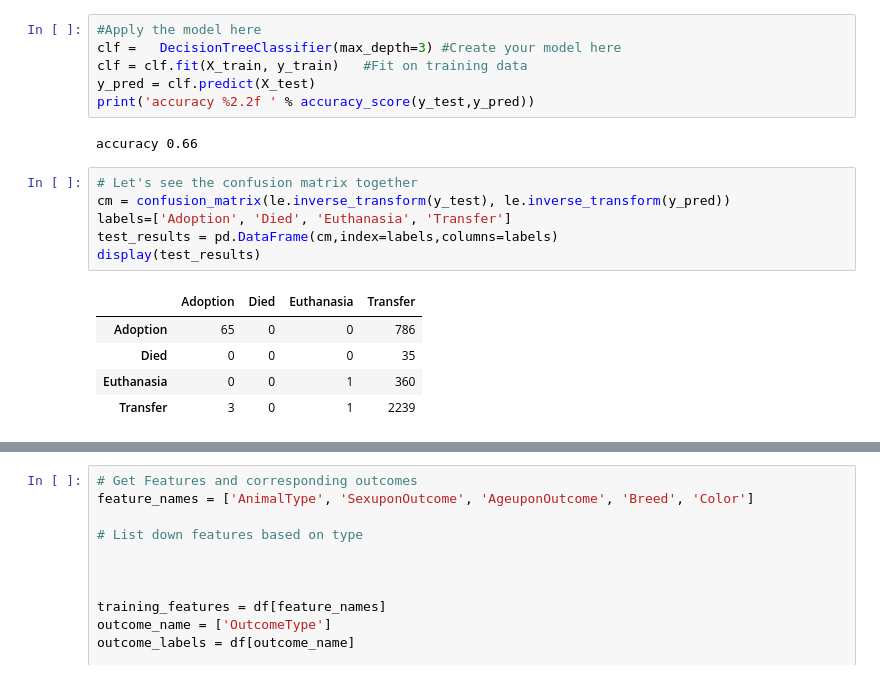
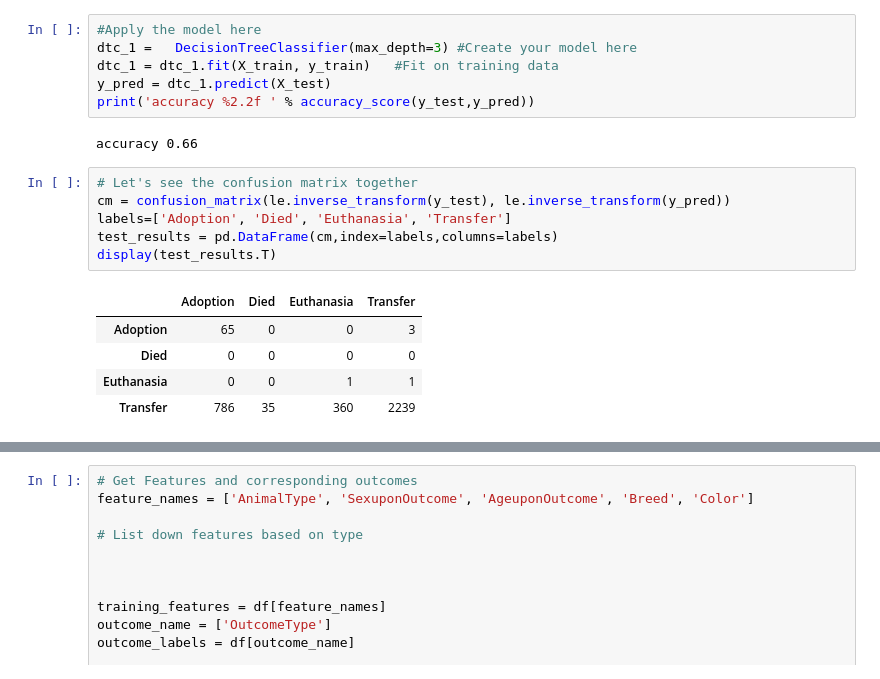
Before and after one commit to zachfreitas/ADS_504_Machine_Learning, a Jupyter notebook: Module_2/assignment_2/Assignment_2.ipynb, the cells around one changed output, grey strips where cells are left out. Saved outputs shown, nothing was run; the diff lists cells and outputs as text.

```diff
--- a/Module_2/assignment_2/Assignment_2.ipynb
+++ b/Module_2/assignment_2/Assignment_2.ipynb
@@ -96,20 +98,20 @@ X_train.head(3).T
 # %%
 #Apply the model here
-clf =   DecisionTreeClassifier(max_depth=3) #Create your model here
-clf = clf.fit(X_train, y_train)   #Fit on training data
-y_pred = clf.predict(X_test)
+dtc_1 =   DecisionTreeClassifier(max_depth=3) #Create your model here
+dtc_1 = dtc_1.fit(X_train, y_train)   #Fit on training data
+y_pred = dtc_1.predict(X_test)
 print('accuracy %2.2f ' % accuracy_score(y_test,y_pred))
 # %% [output]
 accuracy 0.66
 # %%
 # Let's see the confusion matrix together
 cm = confusion_matrix(le.inverse_transform(y_test), le.inverse_transform(y_pred))
 labels=['Adoption', 'Died', 'Euthanasia', 'Transfer']
 test_results = pd.DataFrame(cm,index=labels,columns=labels)
-display(test_results)
+display(test_results.T)
 # %% [output]
 |  | Adoption | Died | Euthanasia | Transfer |
-| Adoption | 65 | 0 | 0 | 786 |
-| Died | 0 | 0 | 0 | 35 |
-| Euthanasia | 0 | 0 | 1 | 360 |
-| Transfer | 3 | 0 | 1 | 2239 |
+| Adoption | 65 | 0 | 0 | 3 |
+| Died | 0 | 0 | 0 | 0 |
+| Euthanasia | 0 | 0 | 1 | 1 |
+| Transfer | 786 | 35 | 360 | 2239 |
```
Also changed, not shown: parts of 10 cells of this notebook.
